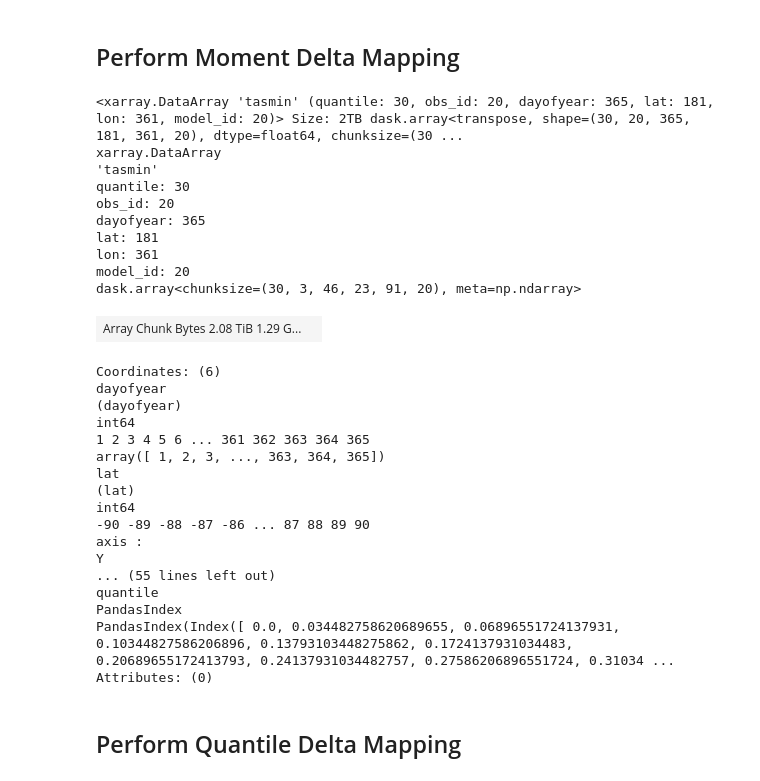
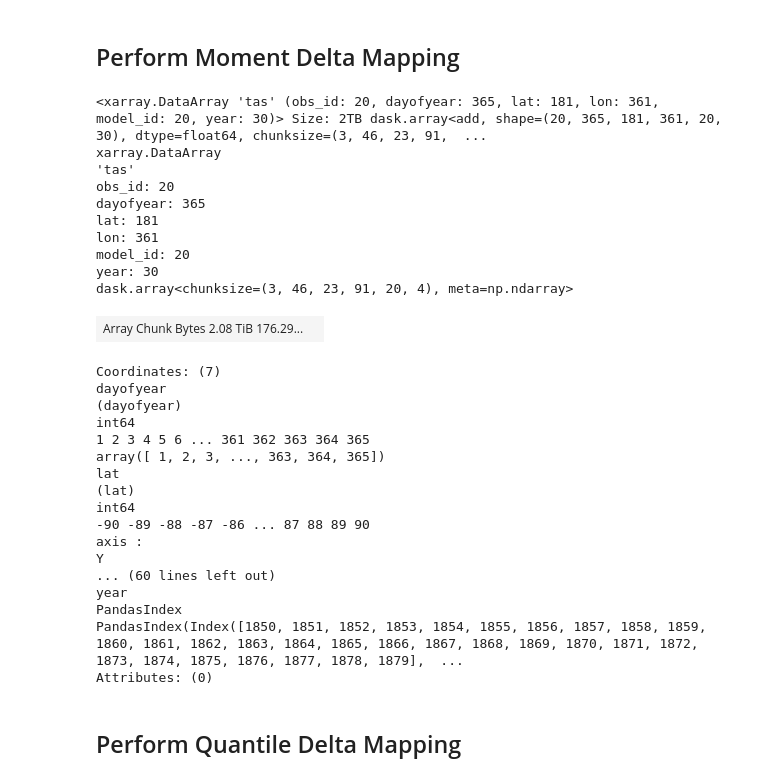
Before and after one commit to hrhampapura/moment_delta_mapping, a Jupyter notebook: notebooks/ncar_casper/07_inter_model_errors.ipynb, the cells around one changed output. Saved outputs shown, nothing was run; the diff lists cells and outputs as text; code cells hidden in the pictures.

```diff
--- a/notebooks/ncar_casper/07_inter_model_errors.ipynb
+++ b/notebooks/ncar_casper/07_inter_model_errors.ipynb
@@ -151,9 +151,15 @@ def compute_quantiles(ds, quantiles=quants):
 # %% [markdown]
 ## Load Data
 # %%
-var_name    = 'tasmin'
-folder_path = tmin_path
-variable    = ['tasmin'] #Other variables of interest: 'tasmax', 'tasmin'
+var_name    = 'tas'
+folder_path = tmean_path
+variable    = ['tas'] #variables of interest: 'tasmax', 'tasmin', 'tas'
+# %%
+source_id = ['ACCESS-CM2', 'AWI-CM-1-1-MR', 'BCC-CSM2-MR', 'CMCC-ESM2', 'CanESM5',
+       'EC-Earth3', 'EC-Earth3-AerChem', 'EC-Earth3-Veg', 'EC-Earth3-Veg-LR',
+       'FGOALS-g3', 'GFDL-ESM4', 'INM-CM4-8', 'INM-CM5-0', 'IPSL-CM6A-LR',
+       'MIROC6', 'MPI-ESM1-2-HR', 'MPI-ESM1-2-LR', 'MRI-ESM2-0', 'NorESM2-LM',
+       'NorESM2-MM']
 # %%
 pi_daily  = xr.open_zarr(folder_path+'cmip6_pi_daily.zarr')
 eoc_daily = xr.open_zarr(folder_path+'cmip6_eoc_daily.zarr')
@@ -161,6 +167,6 @@ eoc_daily = xr.open_zarr(folder_path+'cmip6_eoc_daily.zarr')
 pi_daily  = pi_daily[var_name]
 eoc_daily = eoc_daily[var_name]
 #
-# pi_daily = pi_daily.chunk({'source_id':-1})
-# eoc_daily = eoc_daily.chunk({'source_id':-1})
-# eoc_daily
+pi_daily = pi_daily.sel(source_id=source_id)
+eoc_daily = eoc_daily.sel(source_id=source_id)
+pi_daily
@@ -171,6 +205,9 @@ eoc_detrended = xr.open_zarr(folder_path +'cmip6_eoc_ann_detrended.zarr')
 pi_detrended  = pi_detrended[var_name]
 eoc_detrended = eoc_detrended[var_name]
 #
+pi_detrended = pi_detrended.sel(source_id=source_id)
+eoc_detrended = eoc_detrended.sel(source_id=source_id)
+#
 pi_detrended = pi_detrended.chunk({'source_id':-1,'lat':23})
 eoc_detrended = eoc_detrended.chunk({'source_id':-1,'lat':23})
-eoc_detrended
+# eoc_detrended
@@ -299,26 +253,23 @@ Wall time: 3.58 μs
 # %%
 pi_mdm   = implement_mdm(pi_obs,pi_mmean,eoc_mmean,pi_mstd,eoc_mstd)
 pi_shift = implement_shift(pi_obs,pi_mmean,eoc_mmean)
 #
-qpi_mdm    = compute_quantiles(pi_mdm)
-qpi_shift = compute_quantiles(pi_shift)
-#
 # qpi_mdm = qpi_mdm.chunk({'dayofyear':30})
 # qpi_shift = qpi_shift.chunk({'dayofyear':30})
-qpi_mdm
+pi_mdm
 # %% [output]
-<xarray.DataArray 'tasmin' (quantile: 30, obs_id: 20, dayofyear: 365, lat: 181, lon: 361, model_id: 20)> Size: 2TB dask.array<transpose, shape=(30, 20, 365, 181, 361, 20), dtype=float64, chunksize=(30 ...
+<xarray.DataArray 'tas' (obs_id: 20, dayofyear: 365, lat: 181, lon: 361, model_id: 20, year: 30)> Size: 2TB dask.array<add, shape=(20, 365, 181, 361, 20, 30), dtype=float64, chunksize=(3, 46, 23, 91,  ...
 xarray.DataArray
-'tasmin'
-quantile: 30
+'tas'
 obs_id: 20
 dayofyear: 365
 lat: 181
 lon: 361
 model_id: 20
-dask.array<chunksize=(30, 3, 46, 23, 91, 20), meta=np.ndarray>
+year: 30
+dask.array<chunksize=(3, 46, 23, 91, 20, 4), meta=np.ndarray>
-| Array Chunk Bytes 2.08 TiB 1.29 G... |  |
+| Array Chunk Bytes 2.08 TiB 176.29... |  |
-Coordinates: (6)
+Coordinates: (7)
 dayofyear
 (dayofyear)
 int64
@@ -330,8 +281,8 @@ int64
 -90 -89 -88 -87 -86 ... 87 88 89 90
 axis :
 Y
-... (55 lines left out)
-quantile
+... (60 lines left out)
+year
 PandasIndex
-PandasIndex(Index([ 0.0, 0.034482758620689655, 0.06896551724137931, 0.10344827586206896, 0.13793103448275862, 0.1724137931034483, 0.20689655172413793, 0.24137931034482757, 0.27586206896551724, 0.31034 ...
+PandasIndex(Index([1850, 1851, 1852, 1853, 1854, 1855, 1856, 1857, 1858, 1859, 1860, 1861, 1862, 1863, 1864, 1865, 1866, 1867, 1868, 1869, 1870, 1871, 1872, 1873, 1874, 1875, 1876, 1877, 1878, 1879],  ...
 Attributes: (0)
```
Also changed, not shown: parts of 34 cells of this notebook, 2 other files.
